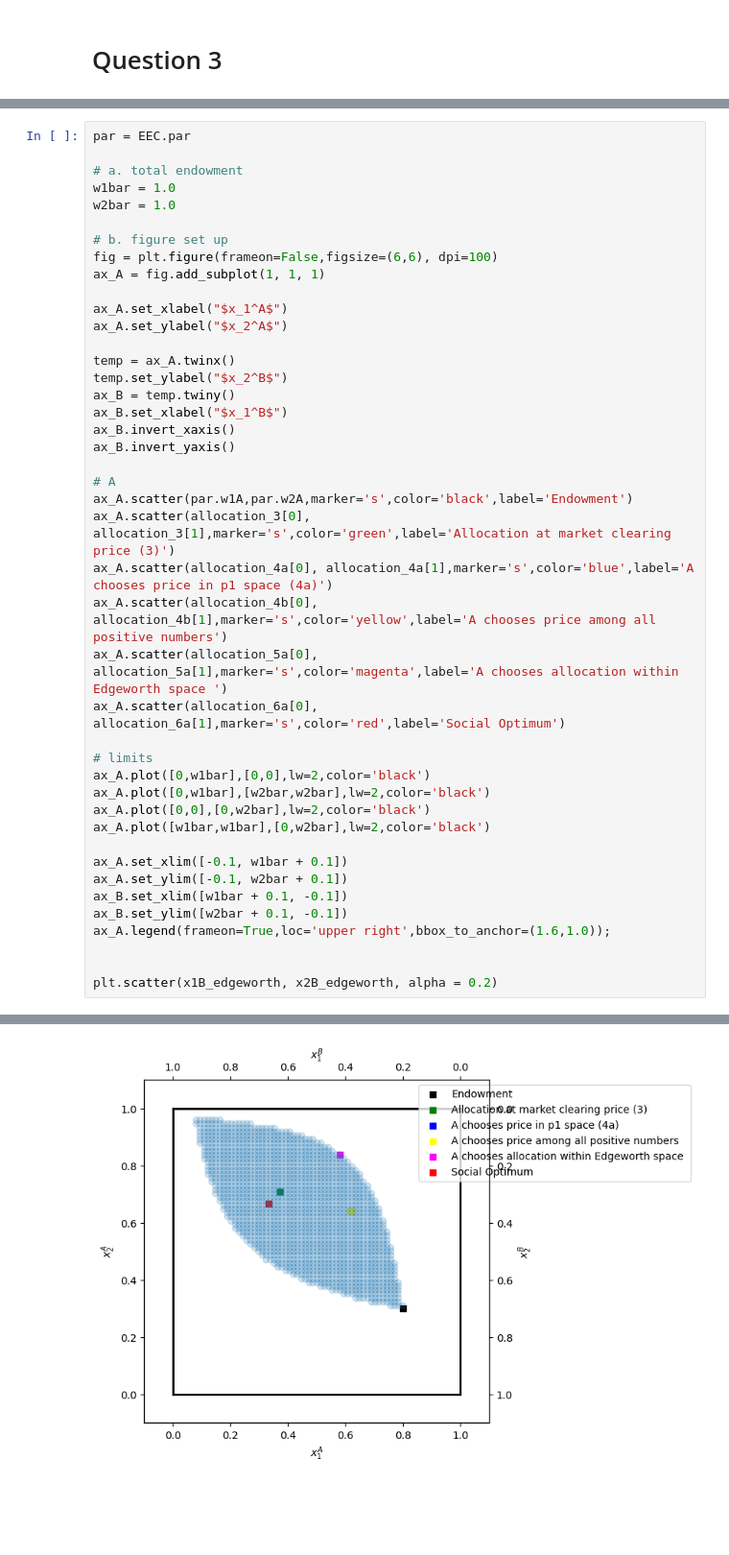
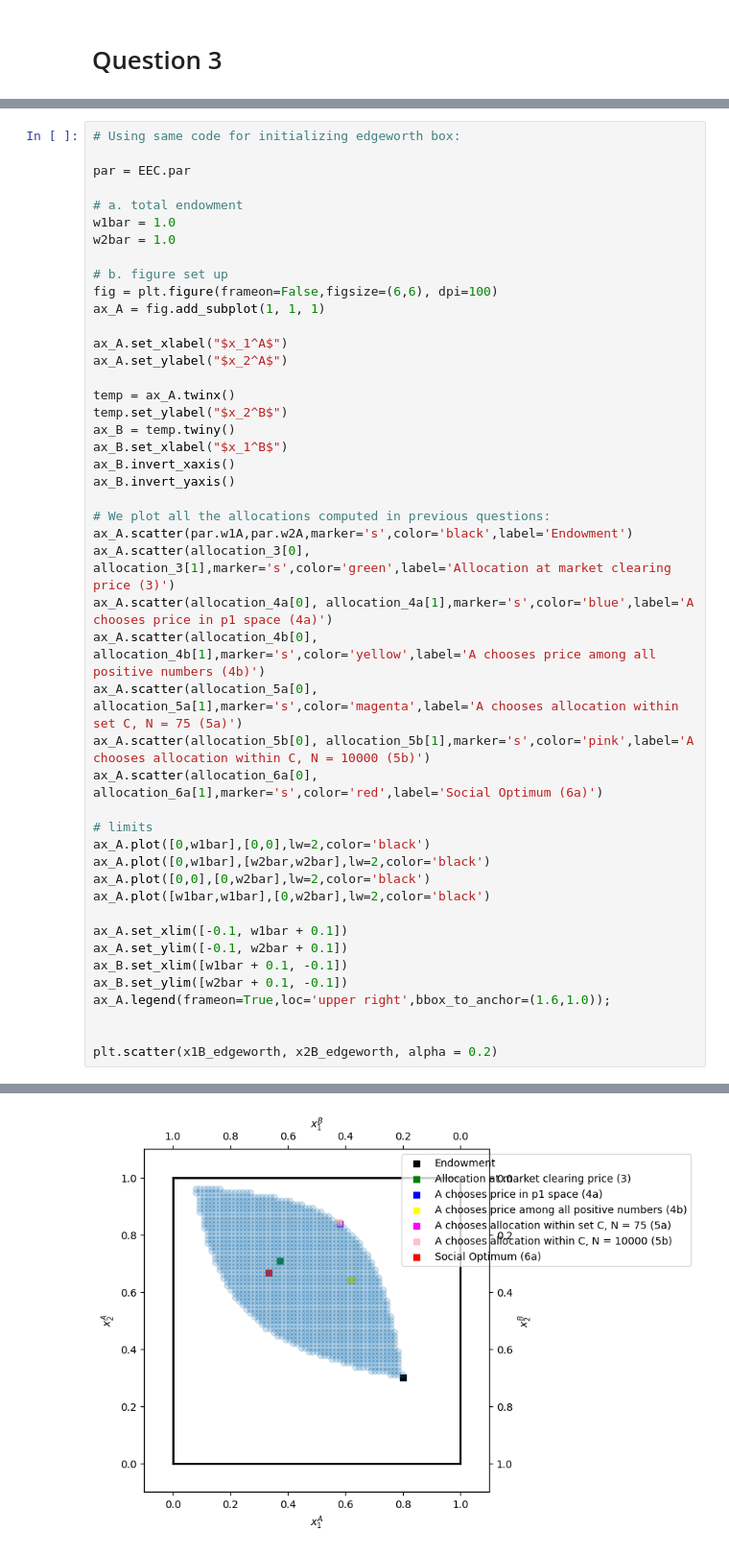
Before and after one commit to NumEconCopenhagen/projects-2024-miguel-og-chris, a Jupyter notebook: inauguralproject/inauguralproject.ipynb, the cells around one changed output, grey strips where cells are left out. Shown at 96% size. Cells and saved outputs as stored; diff of their text form; blank space fills up the shorter version.

```diff
--- a/inauguralproject/inauguralproject.ipynb
+++ b/inauguralproject/inauguralproject.ipynb
@@ -396,4 +409,6 @@ allocation_6a = function_6a()
 # %%
+# Using same code for initializing edgeworth box:
+
 par = EEC.par
 
 # a. total endowment
@@ -407,35 +422,36 @@ ax_A = fig.add_subplot(1, 1, 1)
 ax_A.set_xlabel("$x_1^A$")
 ax_A.set_ylabel("$x_2^A$")
 
 temp = ax_A.twinx()
 temp.set_ylabel("$x_2^B$")
 ax_B = temp.twiny()
 ax_B.set_xlabel("$x_1^B$")
 ax_B.invert_xaxis()
 ax_B.invert_yaxis()
 
-# A
+# We plot all the allocations computed in previous questions:
 ax_A.scatter(par.w1A,par.w2A,marker='s',color='black',label='Endowment')
 ax_A.scatter(allocation_3[0], allocation_3[1],marker='s',color='green',label='Allocation at market clearing price (3)')
 ax_A.scatter(allocation_4a[0], allocation_4a[1],marker='s',color='blue',label='A chooses price in p1 space (4a)')
-ax_A.scatter(allocation_4b[0], allocation_4b[1],marker='s',color='yellow',label='A chooses price among all positive numbers')
-ax_A.scatter(allocation_5a[0], allocation_5a[1],marker='s',color='magenta',label='A chooses allocation within Edgeworth space ')
-ax_A.scatter(allocation_6a[0], allocation_6a[1],marker='s',color='red',label='Social Optimum')
+ax_A.scatter(allocation_4b[0], allocation_4b[1],marker='s',color='yellow',label='A chooses price among all positive numbers (4b)')
+ax_A.scatter(allocation_5a[0], allocation_5a[1],marker='s',color='magenta',label='A chooses allocation within set C, N = 75 (5a)')
+ax_A.scatter(allocation_5b[0], allocation_5b[1],marker='s',color='pink',label='A chooses allocation within C, N = 10000 (5b)')
+ax_A.scatter(allocation_6a[0], allocation_6a[1],marker='s',color='red',label='Social Optimum (6a)')
 
 # limits
 ax_A.plot([0,w1bar],[0,0],lw=2,color='black')
 ax_A.plot([0,w1bar],[w2bar,w2bar],lw=2,color='black')
 ax_A.plot([0,0],[0,w2bar],lw=2,color='black')
 ax_A.plot([w1bar,w1bar],[0,w2bar],lw=2,color='black')
 
 ax_A.set_xlim([-0.1, w1bar + 0.1])
 ax_A.set_ylim([-0.1, w2bar + 0.1])
 ax_B.set_xlim([w1bar + 0.1, -0.1])
 ax_B.set_ylim([w2bar + 0.1, -0.1])
 ax_A.legend(frameon=True,loc='upper right',bbox_to_anchor=(1.6,1.0));
 
 
 plt.scatter(x1B_edgeworth, x2B_edgeworth, alpha = 0.2)
 # %% [output]
 <matplotlib.collections.PathCollection at 0x...>
-[figure, old version]
+[figure, new version]
```
Also changed, not shown: parts of 28 cells of this notebook.
